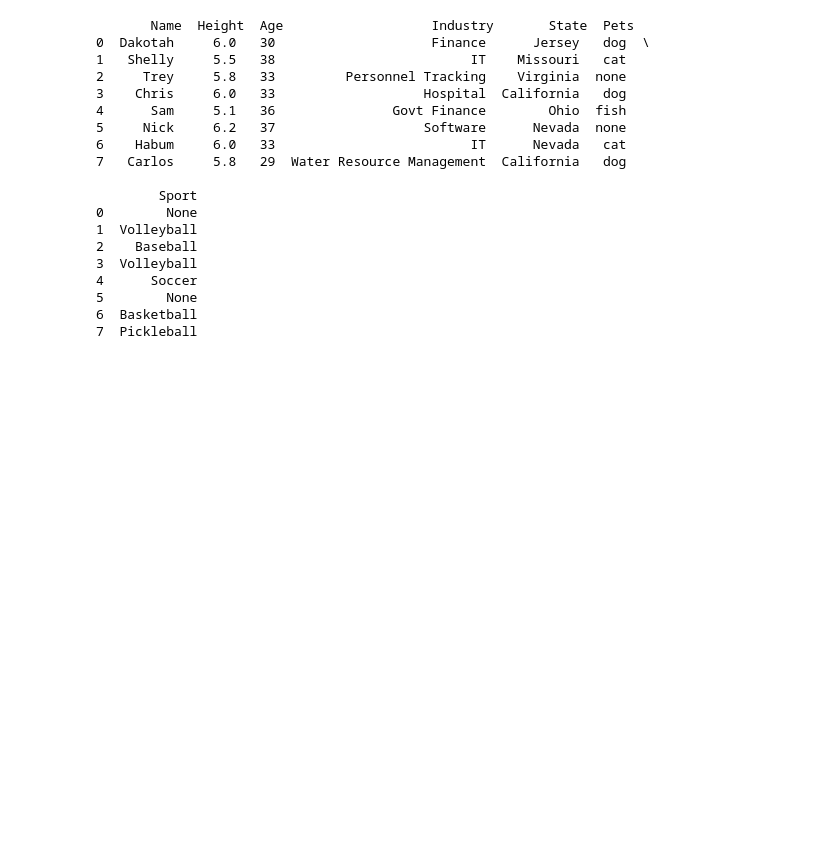
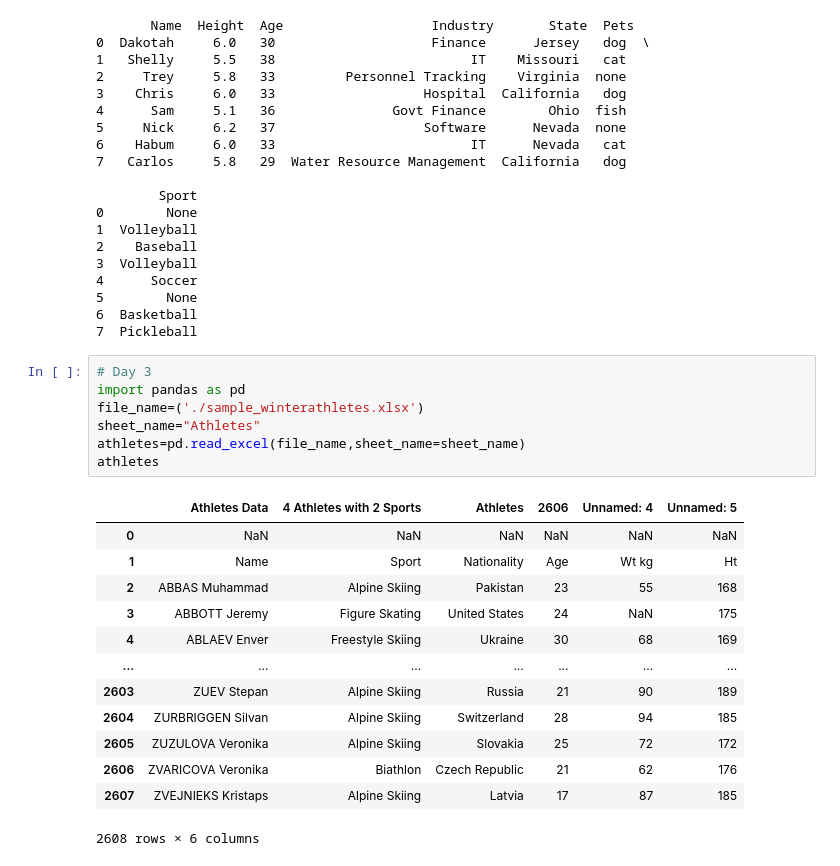
Before and after one commit to AdamRKlima/Activities, a Jupyter notebook: week_5.ipynb, the cells around one changed output. Saved outputs shown, nothing was run; the diff lists cells and outputs as text; blank space fills up the shorter version.

```diff
--- a/week_5.ipynb
+++ b/week_5.ipynb
@@ -304,3 +304,24 @@ print('\n',df)
 5        None
 6  Basketball
 7  Pickleball
+# %%
+# Day 3
+import pandas as pd
+file_name=('./sample_winterathletes.xlsx')
+sheet_name="Athletes"
+athletes=pd.read_excel(file_name,sheet_name=sheet_name)
+athletes
+# %% [output]
+|  | Athletes Data | 4 Athletes with 2 Sports | Athletes | 2606 | Unnamed: 4 | Unnamed: 5 |
+| 0 | NaN | NaN | NaN | NaN | NaN | NaN |
+| 1 | Name | Sport | Nationality | Age | Wt kg | Ht |
+| 2 | ABBAS Muhammad | Alpine Skiing | Pakistan | 23 | 55 | 168 |
+| 3 | ABBOTT Jeremy | Figure Skating | United States | 24 | NaN | 175 |
+| 4 | ABLAEV Enver | Freestyle Skiing | Ukraine | 30 | 68 | 169 |
+| ... | ... | ... | ... | ... | ... | ... |
+| 2603 | ZUEV Stepan | Alpine Skiing | Russia | 21 | 90 | 189 |
+| 2604 | ZURBRIGGEN Silvan | Alpine Skiing | Switzerland | 28 | 94 | 185 |
+| 2605 | ZUZULOVA Veronika | Alpine Skiing | Slovakia | 25 | 72 | 172 |
+| 2606 | ZVARICOVA Veronika | Biathlon | Czech Republic | 21 | 62 | 176 |
+| 2607 | ZVEJNIEKS Kristaps | Alpine Skiing | Latvia | 17 | 87 | 185 |
+2608 rows × 6 columns
```
Also changed, not shown: parts of 13 cells of this notebook, 8 other files.
